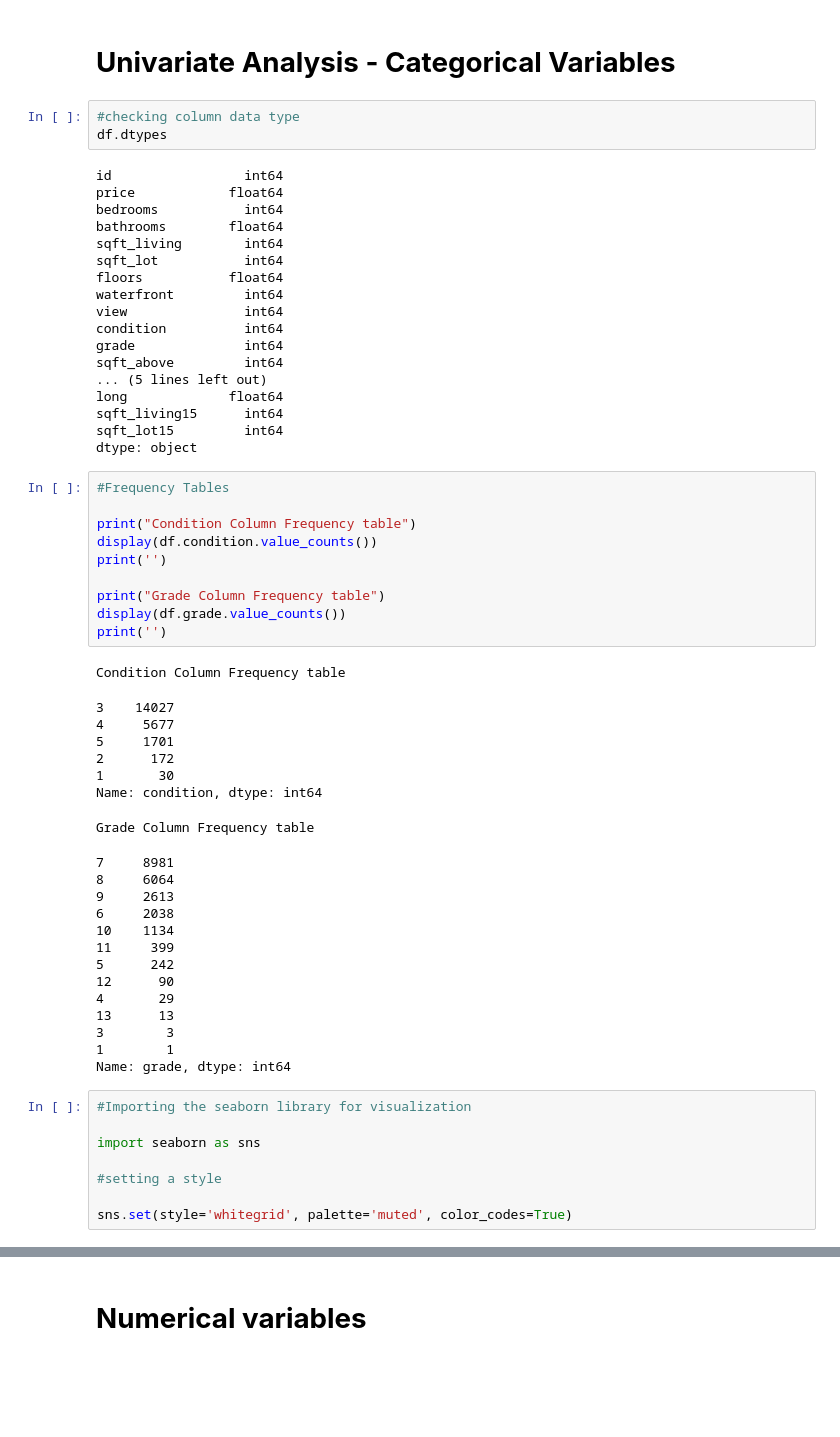
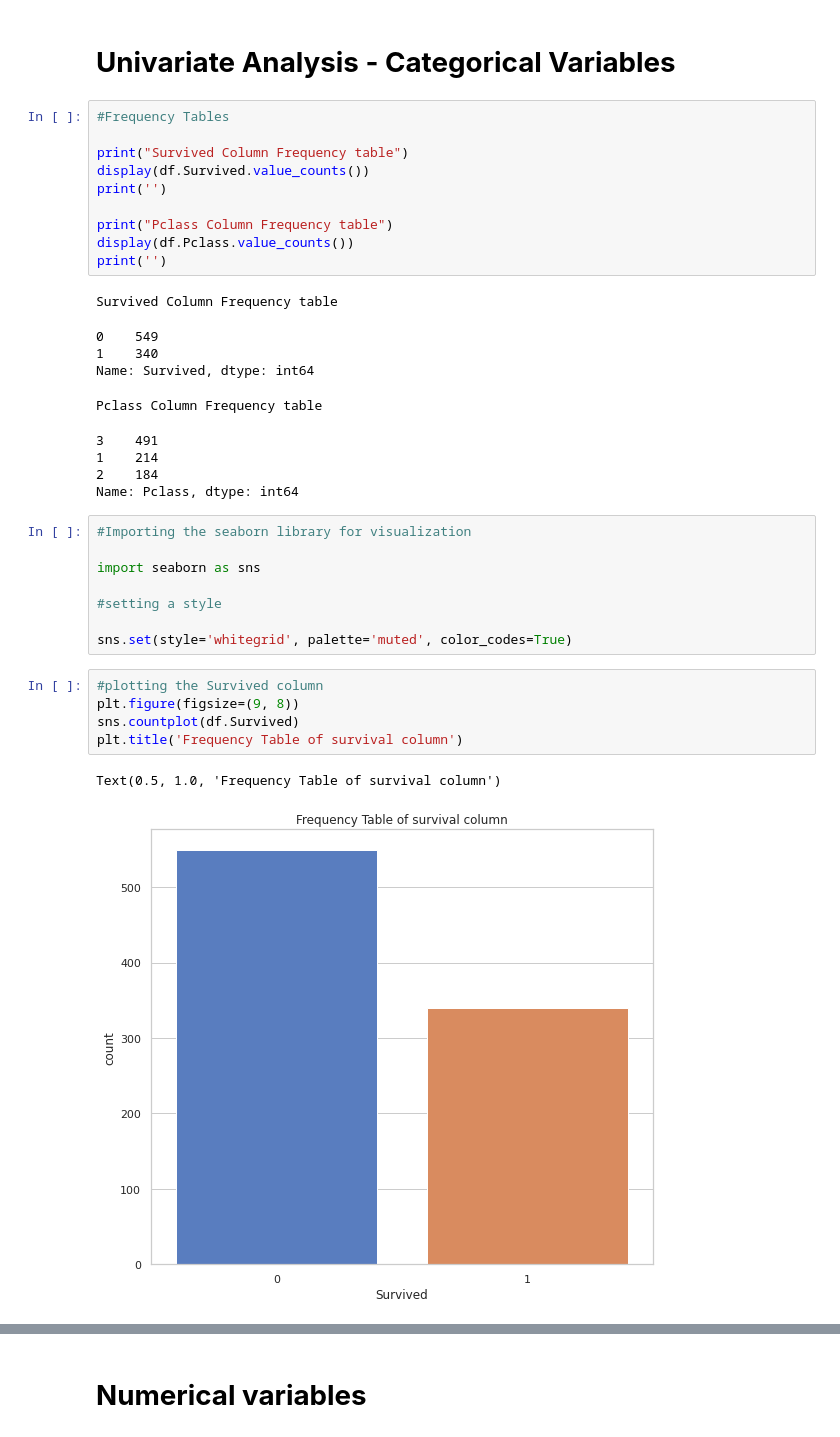
Before and after one commit to therealellam/CORE_ML_WK4, a Jupyter notebook: DSP_CORE_MOD2_IP_WK4_ML_Bellah_Ellam.ipynb, the cells around one changed output, grey strips where cells are left out. Drawn from its saved outputs; the diff is of its cells as text; blank space fills up the shorter version.

```diff
--- a/DSP_CORE_MOD2_IP_WK4_ML_Bellah_Ellam.ipynb
+++ b/DSP_CORE_MOD2_IP_WK4_ML_Bellah_Ellam.ipynb
@@ -149,59 +181,26 @@ False
 # **EXPLORATORY ANALYSIS**
 # %% [markdown]
 # **Univariate Analysis - Categorical Variables**
-# %%
-#checking column data type
-df.dtypes
-# %% [output]
-id                 int64
-price            float64
-bedrooms           int64
-bathrooms        float64
-sqft_living        int64
-sqft_lot           int64
-floors           float64
-waterfront         int64
-view               int64
-condition          int64
-grade              int64
-sqft_above         int64
-... (5 lines left out)
-long             float64
-sqft_living15      int64
-sqft_lot15         int64
-dtype: object
 # %%
 #Frequency Tables
 
-print("Condition Column Frequency table")
-display(df.condition.value_counts())
+print("Survived Column Frequency table")
+display(df.Survived.value_counts())
 print('')
 
-print("Grade Column Frequency table")
-display(df.grade.value_counts())
+print("Pclass Column Frequency table")
+display(df.Pclass.value_counts())
 print('')
 # %% [output]
-Condition Column Frequency table
+Survived Column Frequency table
-3    14027
-4     5677
-5     1701
-2      172
-1       30
-Name: condition, dtype: int64
+0    549
+1    340
+Name: Survived, dtype: int64
-Grade Column Frequency table
+Pclass Column Frequency table
-7     8981
-8     6064
-9     2613
-6     2038
-10    1134
-11     399
-5      242
-12      90
-4       29
-13      13
-3        3
-1        1
-Name: grade, dtype: int64
+3    491
+1    214
+2    184
+Name: Pclass, dtype: int64
 # %%
 #Importing the seaborn library for visualization
 
@@ -210,3 +209,11 @@ import seaborn as sns
 #setting a style
 
 sns.set(style='whitegrid', palette='muted', color_codes=True)
+# %%
+#plotting the Survived column
+plt.figure(figsize=(9, 8))
+sns.countplot(df.Survived)
+plt.title('Frequency Table of survival column')
+# %% [output]
+Text(0.5, 1.0, 'Frequency Table of survival column')
+[figure, added]
```
Also changed, not shown: parts of 55 cells of this notebook.
